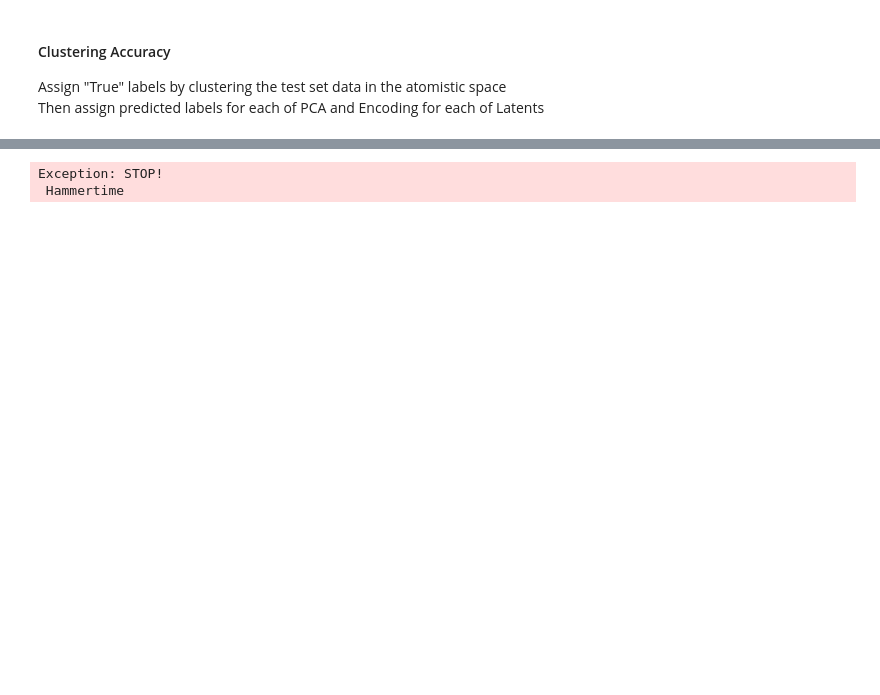
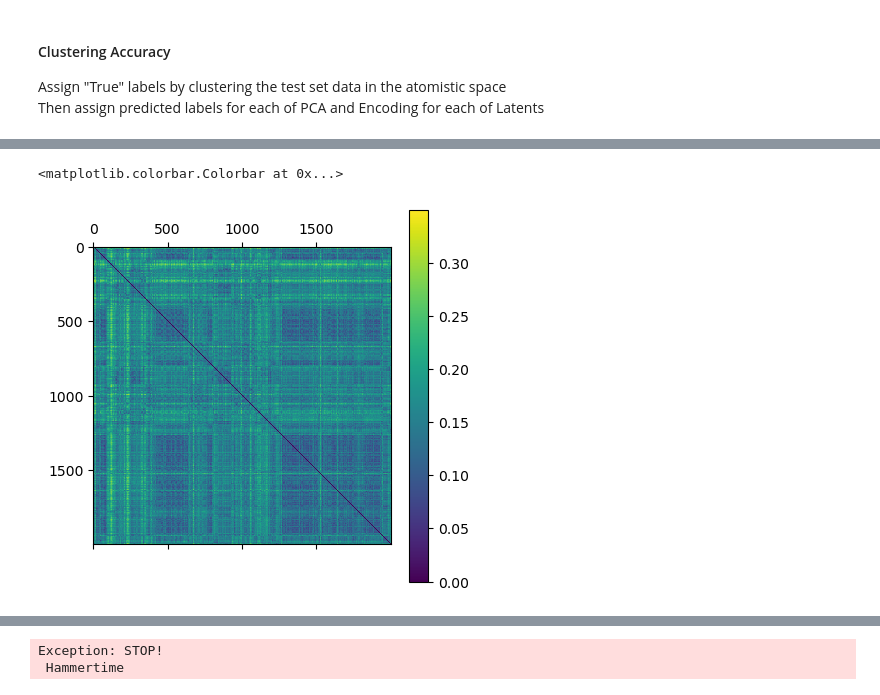
Before and after one commit to CCBatIIT/Deep-MMS, a Jupyter notebook: Multi-Analysis.ipynb, the cells around one changed output, grey strips where cells are left out. Drawn from its saved outputs; the diff is of its cells as text; code cells hidden in the pictures; blank space fills up the shorter version.

```diff
--- a/Multi-Analysis.ipynb
+++ b/Multi-Analysis.ipynb
@@ -154,8 +154,8 @@ bromo_cards = [f'/media/volume/Josephs-Volume/previous_data/5_20_24/3mxf_*{rpt}.
                f'/media/volume/Josephs-Volume/previous_data/5_20_24/3mxf_AE_Dropout_RMSD_only/*_latents/rpt_{rpt}/checkpoint_managed/*/default/']
 
 
-wd_cards = darmsd_cards
-system = 'Deca-Alanine RMSD-Only'
+wd_cards = crrmsd_cards
+system = 'Crambin RMSD-Only'
 # %%
 #No Updates necessary below this line to change systems
 json_wildcard, nc_wildcard, ckpt_wildcard = wd_cards
@@ -403,5 +412,11 @@ Time for HDBScan was 0:00:00.140743
 # %%
 hdbscan_epsilons = np.linspace(0, test_distance_matrix.max())
+# %%
+plt.matshow(test_distance_matrix)
+plt.colorbar()
+# %% [output]
+<matplotlib.colorbar.Colorbar at 0x...>
+[figure, added]
 # %%
 #Entries {key=name, value=clustering_method}
 clustering_methods = {'KMeans': KMeans,
```
Also changed, not shown: parts of 34 cells of this notebook.
